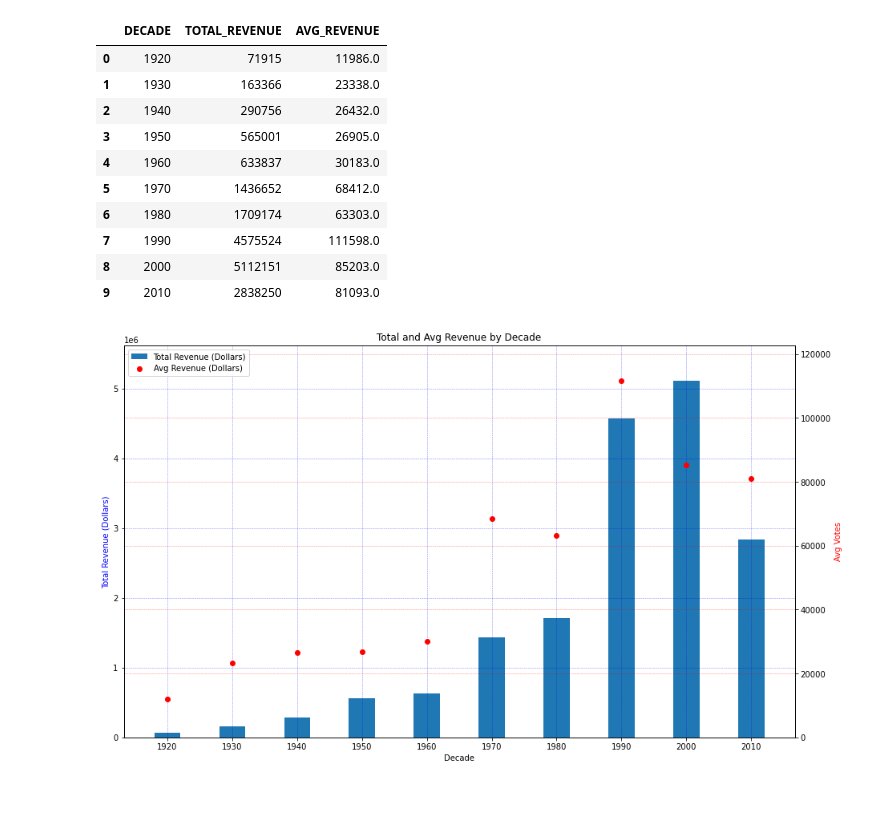
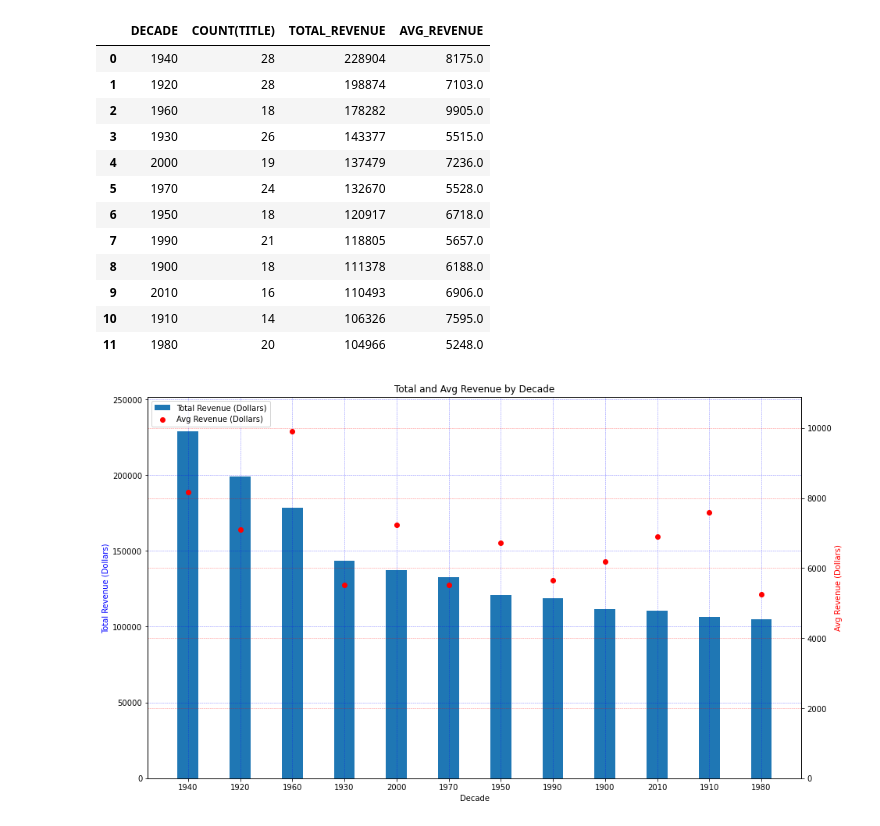
Before and after one commit to jlenehan/Bookshop_EDA, a Jupyter notebook: Bookshop_EDA.ipynb, the cells around one changed output. Drawn from its saved outputs; the diff is of its cells as text; code cells hidden in the pictures; blank space fills up the shorter version.

```diff
--- a/Bookshop_EDA.ipynb
+++ b/Bookshop_EDA.ipynb
@@ -79,65 +78,68 @@ bookshop
 250 rows × 9 columns
 # %%
-#check gross, average
+#check revenue by decade
 gross_by_decade = """
-SELECT DECADE, SUM(REVENUE) AS TOTAL_REVENUE,
+SELECT DECADE, COUNT(TITLE),
+SUM(REVENUE) AS TOTAL_REVENUE,
 ROUND(AVG(REVENUE),0) AS AVG_REVENUE
 FROM bookshop
 GROUP BY DECADE
-ORDER BY DECADE
+ORDER BY TOTAL_REVENUE DESC
 """
 
 agg_decade = sqldf(gross_by_decade,locals())
 agg_decade
 # %% [output]
-|  | DECADE | TOTAL_REVENUE | AVG_REVENUE |
-| 0 | 1920 | 71915 | 11986.0 |
-| 1 | 1930 | 163366 | 23338.0 |
-| 2 | 1940 | 290756 | 26432.0 |
-| 3 | 1950 | 565001 | 26905.0 |
-| 4 | 1960 | 633837 | 30183.0 |
-| 5 | 1970 | 1436652 | 68412.0 |
-| 6 | 1980 | 1709174 | 63303.0 |
-| 7 | 1990 | 4575524 | 111598.0 |
-| 8 | 2000 | 5112151 | 85203.0 |
-| 9 | 2010 | 2838250 | 81093.0 |
+|  | DECADE | COUNT(TITLE) | TOTAL_REVENUE | AVG_REVENUE |
+| 0 | 1940 | 28 | 228904 | 8175.0 |
+| 1 | 1920 | 28 | 198874 | 7103.0 |
+| 2 | 1960 | 18 | 178282 | 9905.0 |
+| 3 | 1930 | 26 | 143377 | 5515.0 |
+| 4 | 2000 | 19 | 137479 | 7236.0 |
+| 5 | 1970 | 24 | 132670 | 5528.0 |
+| 6 | 1950 | 18 | 120917 | 6718.0 |
+| 7 | 1990 | 21 | 118805 | 5657.0 |
+| 8 | 1900 | 18 | 111378 | 6188.0 |
+| 9 | 2010 | 16 | 110493 | 6906.0 |
+| 10 | 1910 | 14 | 106326 | 7595.0 |
+| 11 | 1980 | 20 | 104966 | 5248.0 |
 # %%
 agg_decade = pd.DataFrame(agg_decade)
 agg_decade['DECADE']=agg_decade['DECADE'].astype(str)
 # %%
-# Creating primary y-axis (total votes)
+# Creating primary y-axis (total revenue)
 fig, ax1 = plt.subplots(figsize=(15, 9))
 ax1.bar(agg_decade['DECADE'], agg_decade['TOTAL_REVENUE'],
         width = 0.4, align='center', label='Total Revenue (Dollars)')
 ax1.set_xlabel('Decade')
 ax1.set_ylabel('Total Revenue (Dollars)', color='blue')
 
 # Adjusting gridlines on the primary y-axis
 ax1.grid(color='blue', linestyle='--', linewidth=0.5, alpha=0.5)
 
-# Creating secondary y-axis (avg votes)
+# Creating secondary y-axis (avg revenue)
 ax2 = ax1.twinx()
 ax2.scatter(agg_decade['DECADE'], agg_decade['AVG_REVENUE'],
          marker='o', color='red', label='Avg Revenue (Dollars)')
-ax2.set_ylabel('Avg Votes', color='red')
+ax2.set_ylabel('Avg Revenue (Dollars)', color='red')
 
 # Adjusting gridlines on the secondary y-axis
 ax2.grid(color='red', linestyle='--', linewidth=0.5, alpha=0.5)
 
 # Setting the same y-axis limits for both ax1 and ax2
 ax1.set_ylim(0, 1.1*max(agg_decade['TOTAL_REVENUE']))
 ax2.set_ylim(0, 1.1*max(agg_decade['AVG_REVENUE']))
 
 # Combining legends for both axes
 lines, labels = ax1.get_legend_handles_labels()
 lines2, labels2 = ax2.get_legend_handles_labels()
 ax2.legend(lines + lines2, labels + labels2, loc='upper left')
 
 # Set title
 plt.title('Total and Avg Revenue by Decade')
 
 # Show the plot
 plt.show()
 # %% [output]
-[figure, old version]
+[figure, new version]
 # %%
```
Also changed, not shown: parts of 9 cells of this notebook.
